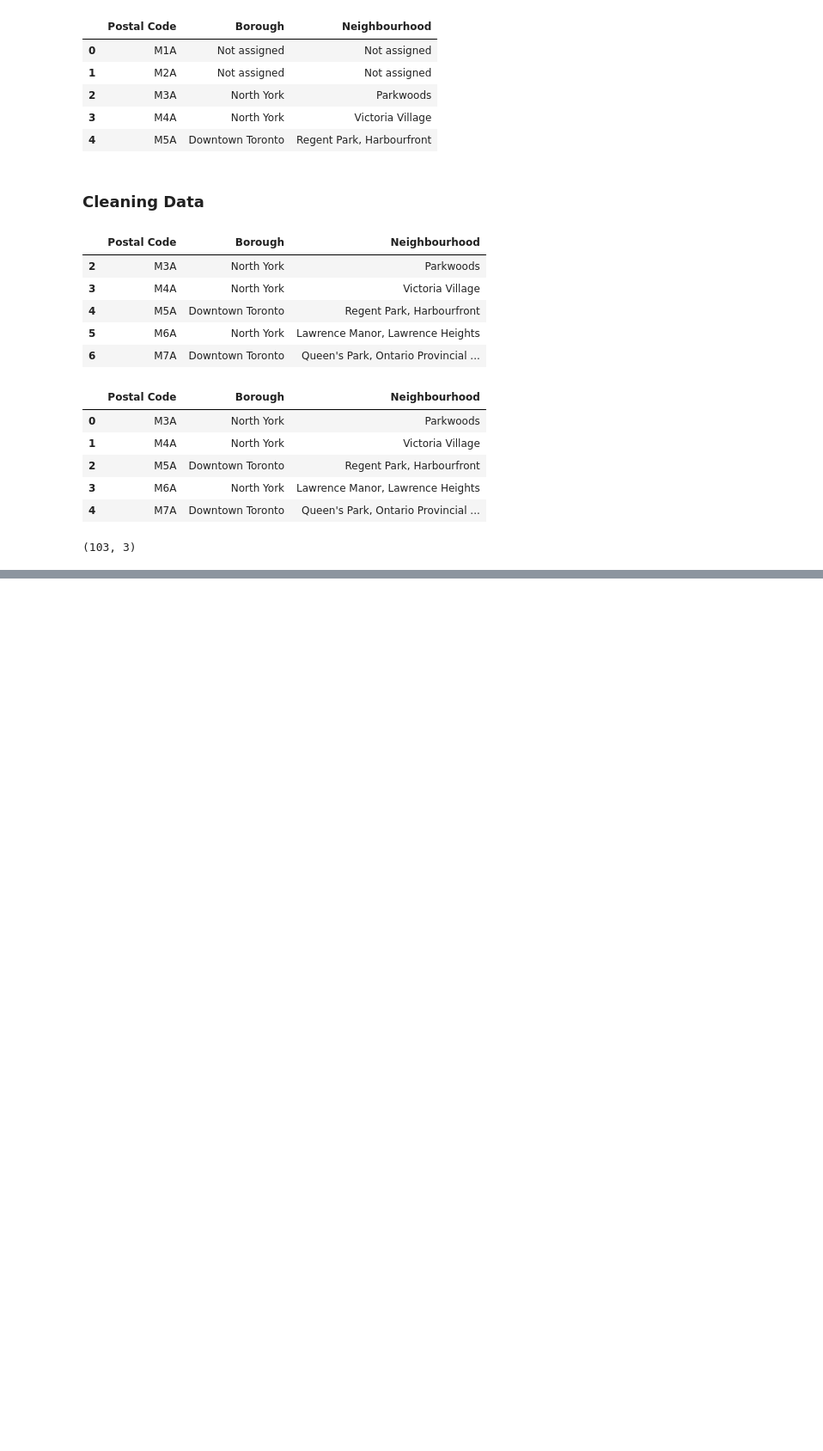
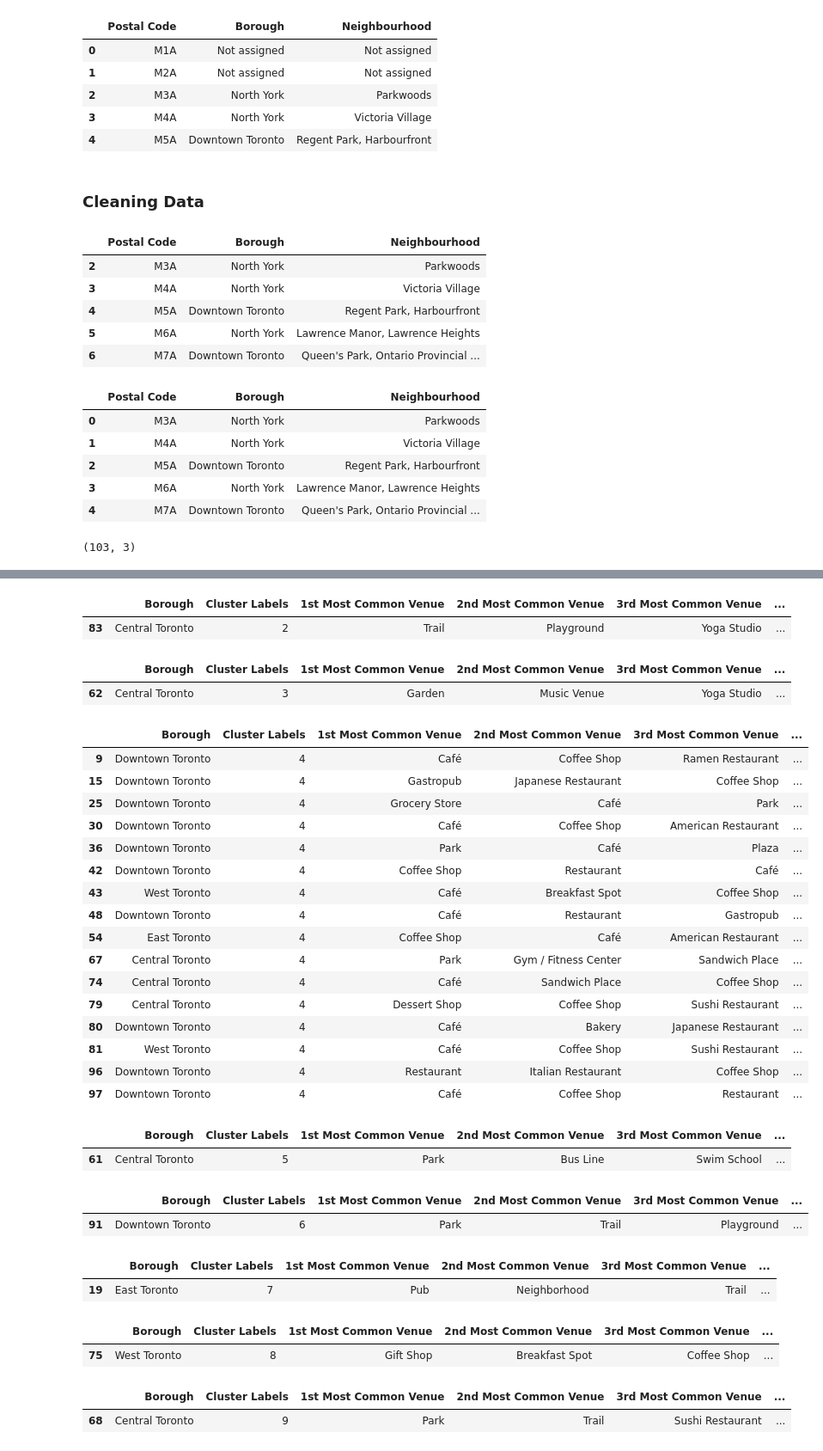
Before and after one commit to blackjacc/Coursera_Capstone, a Jupyter notebook: SC_neighborhoods.ipynb, the cells around one changed output, grey strips where cells are left out. Shown at 86% size. Cells and saved outputs as stored; diff of their text form; code cells hidden in the pictures; blank space fills up the shorter version.

```diff
--- a/SC_neighborhoods.ipynb
+++ b/SC_neighborhoods.ipynb
@@ -140,0 +395,10 @@ df.shape
+# %%
+
+# set number of clusters
+k_num_clusters = 10
+
+toronto_grouped_clustering = toronto_grouped.drop('Neighbourhood', 1)
+
+# run k-means clustering
+kmeans = KMeans(n_clusters=k_num_clusters, random_state=0).fit(toronto_grouped_clustering)
+kmeans
@@ -140,0 +407,9 @@ df.shape
+# %%
+neighborhoods_venues_sorted.insert(0, 'Cluster Labels', kmeans.labels_)
+# %%
+
+toronto_merged = toronto_data
+
+toronto_merged = toronto_merged.join(neighborhoods_venues_sorted.set_index('Neighbourhood'), on='Neighbourhood')
+
+toronto_merged.head()
@@ -140,0 +423,2 @@ df.shape
+# %%
+toronto_merged_nonan = toronto_merged.dropna(subset=['Cluster Labels'])
@@ -140,0 +481,56 @@ df.shape
+# %%
+toronto_merged_nonan.loc[toronto_merged_nonan['Cluster Labels'] == 2, toronto_merged_nonan.columns[[1] + list(range(5, toronto_merged_nonan.shape[1]))]]
+# %% [output]
+|  | Borough | Cluster Labels | 1st Most Common Venue | 2nd Most Common Venue | 3rd Most Common Venue | ... |
+| 83 | Central Toronto | 2 | Trail | Playground | Yoga Studio | ... |
+# %%
+toronto_merged_nonan.loc[toronto_merged_nonan['Cluster Labels'] == 3, toronto_merged_nonan.columns[[1] + list(range(5, toronto_merged_nonan.shape[1]))]]
+# %% [output]
+|  | Borough | Cluster Labels | 1st Most Common Venue | 2nd Most Common Venue | 3rd Most Common Venue | ... |
+| 62 | Central Toronto | 3 | Garden | Music Venue | Yoga Studio | ... |
+# %%
+
+toronto_merged_nonan.loc[toronto_merged_nonan['Cluster Labels'] == 4, toronto_merged_nonan.columns[[1] + list(range(5, toronto_merged_nonan.shape[1]))]]
+# %% [output]
+|  | Borough | Cluster Labels | 1st Most Common Venue | 2nd Most Common Venue | 3rd Most Common Venue | ... |
+| 9 | Downtown Toronto | 4 | Café | Coffee Shop | Ramen Restaurant | ... |
+| 15 | Downtown Toronto | 4 | Gastropub | Japanese Restaurant | Coffee Shop | ... |
+| 25 | Downtown Toronto | 4 | Grocery Store | Café | Park | ... |
+| 30 | Downtown Toronto | 4 | Café | Coffee Shop | American Restaurant | ... |
+| 36 | Downtown Toronto | 4 | Park | Café | Plaza | ... |
+| 42 | Downtown Toronto | 4 | Coffee Shop | Restaurant | Café | ... |
+| 43 | West Toronto | 4 | Café | Breakfast Spot | Coffee Shop | ... |
+| 48 | Downtown Toronto | 4 | Café | Restaurant | Gastropub | ... |
+| 54 | East Toronto | 4 | Coffee Shop | Café | American Restaurant | ... |
+| 67 | Central Toronto | 4 | Park | Gym / Fitness Center | Sandwich Place | ... |
+| 74 | Central Toronto | 4 | Café | Sandwich Place | Coffee Shop | ... |
+| 79 | Central Toronto | 4 | Dessert Shop | Coffee Shop | Sushi Restaurant | ... |
+| 80 | Downtown Toronto | 4 | Café | Bakery | Japanese Restaurant | ... |
+| 81 | West Toronto | 4 | Café | Coffee Shop | Sushi Restaurant | ... |
+| 96 | Downtown Toronto | 4 | Restaurant | Italian Restaurant | Coffee Shop | ... |
+| 97 | Downtown Toronto | 4 | Café | Coffee Shop | Restaurant | ... |
+# %%
+toronto_merged_nonan.loc[toronto_merged_nonan['Cluster Labels'] == 5, toronto_merged_nonan.columns[[1] + list(range(5, toronto_merged_nonan.shape[1]))]]
+# %% [output]
+|  | Borough | Cluster Labels | 1st Most Common Venue | 2nd Most Common Venue | 3rd Most Common Venue | ... |
+| 61 | Central Toronto | 5 | Park | Bus Line | Swim School | ... |
+# %%
+toronto_merged_nonan.loc[toronto_merged_nonan['Cluster Labels'] == 6, toronto_merged_nonan.columns[[1] + list(range(5, toronto_merged_nonan.shape[1]))]]
+# %% [output]
+|  | Borough | Cluster Labels | 1st Most Common Venue | 2nd Most Common Venue | 3rd Most Common Venue | ... |
+| 91 | Downtown Toronto | 6 | Park | Trail | Playground | ... |
+# %%
+toronto_merged_nonan.loc[toronto_merged_nonan['Cluster Labels'] == 7, toronto_merged_nonan.columns[[1] + list(range(5, toronto_merged_nonan.shape[1]))]]
+# %% [output]
+|  | Borough | Cluster Labels | 1st Most Common Venue | 2nd Most Common Venue | 3rd Most Common Venue | ... |
+| 19 | East Toronto | 7 | Pub | Neighborhood | Trail | ... |
+# %%
+toronto_merged_nonan.loc[toronto_merged_nonan['Cluster Labels'] == 8, toronto_merged_nonan.columns[[1] + list(range(5, toronto_merged_nonan.shape[1]))]]
+# %% [output]
+|  | Borough | Cluster Labels | 1st Most Common Venue | 2nd Most Common Venue | 3rd Most Common Venue | ... |
+| 75 | West Toronto | 8 | Gift Shop | Breakfast Spot | Coffee Shop | ... |
+# %%
+toronto_merged_nonan.loc[toronto_merged_nonan['Cluster Labels'] == 9, toronto_merged_nonan.columns[[1] + list(range(5, toronto_merged_nonan.shape[1]))]]
+# %% [output]
+|  | Borough | Cluster Labels | 1st Most Common Venue | 2nd Most Common Venue | 3rd Most Common Venue | ... |
+| 68 | Central Toronto | 9 | Park | Trail | Sushi Restaurant | ... |
```
Also changed, not shown: parts of 28 cells of this notebook.
